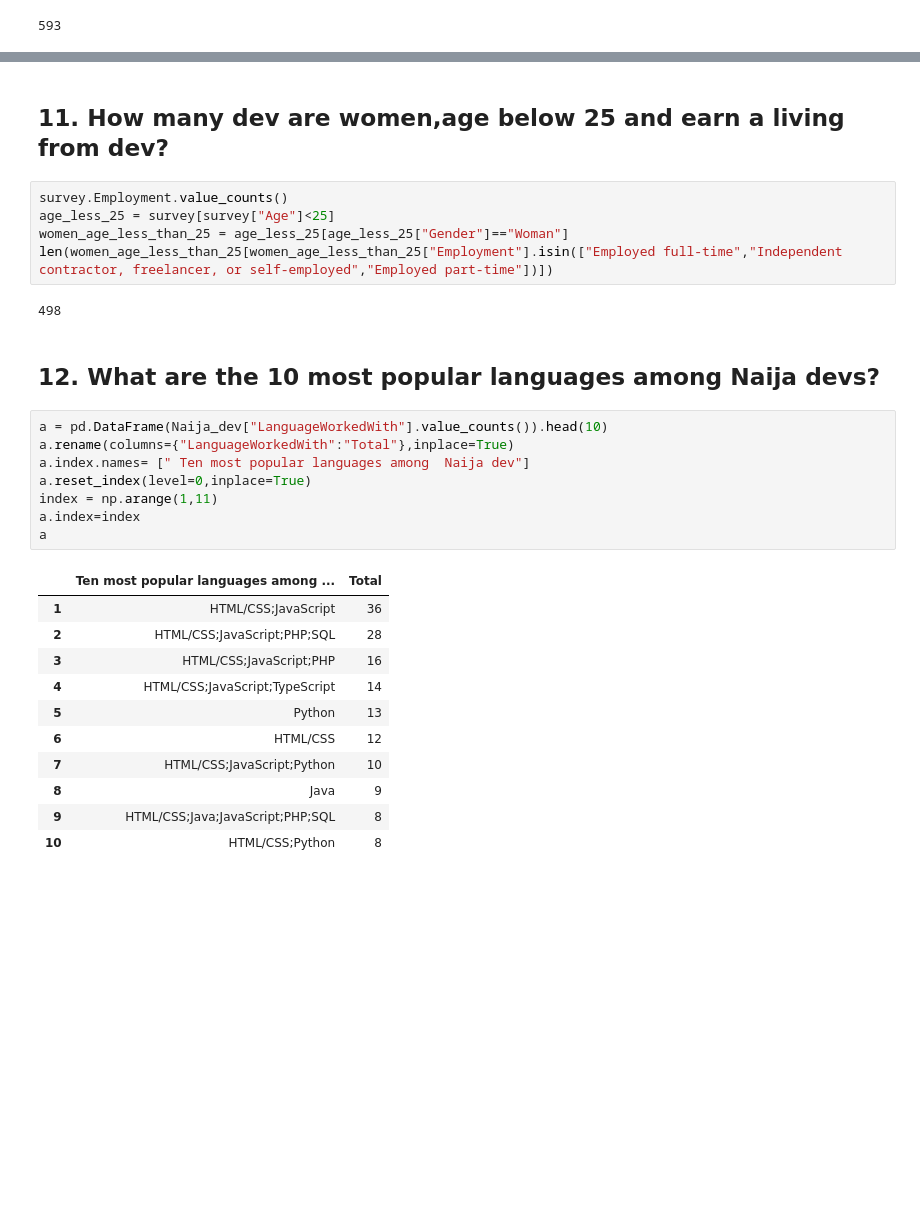
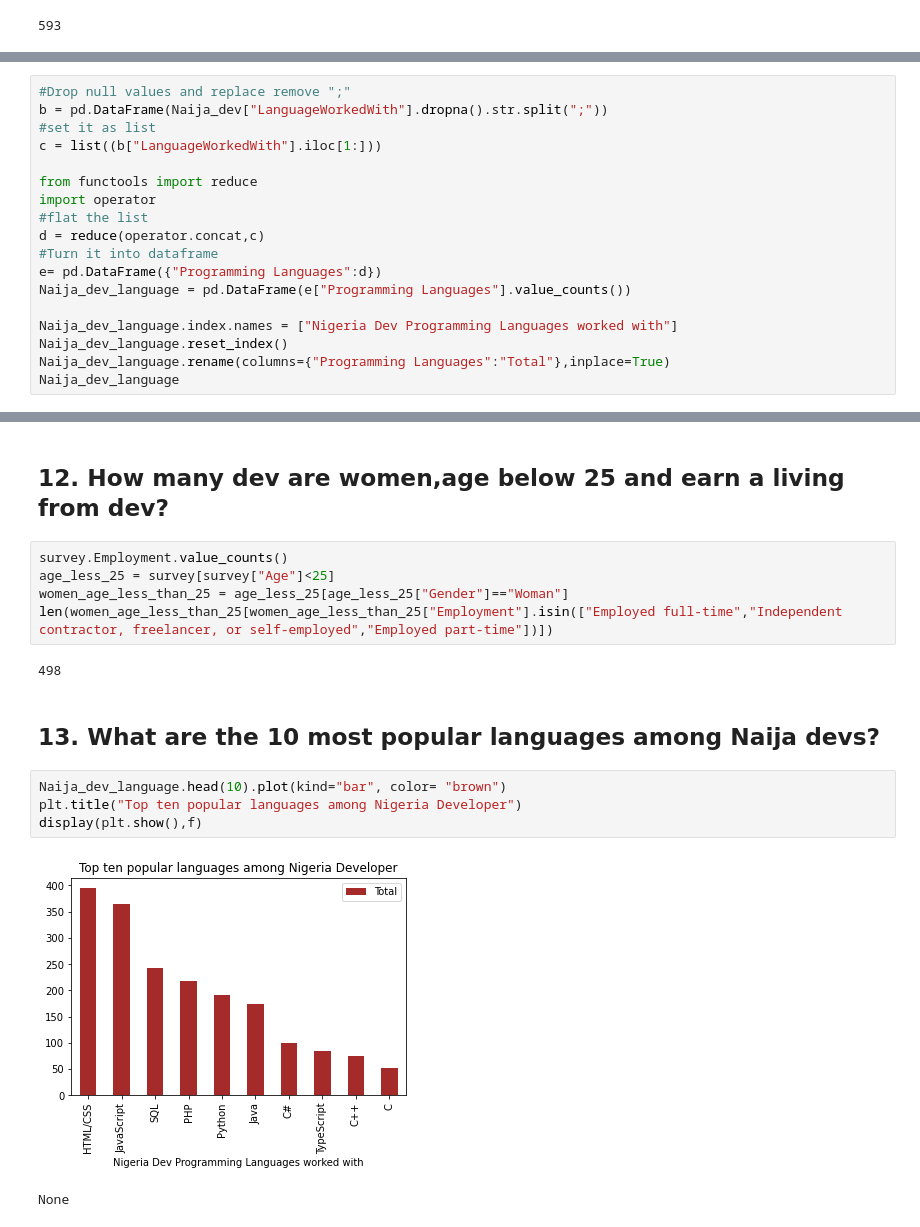
Before and after one commit to Ademola101/Data-visualization-, a Jupyter notebook: survey.ipynb, the cells around one changed output, grey strips where cells are left out. Drawn from its saved outputs; the diff is of its cells as text; blank space fills up the shorter version.

```diff
--- a/survey.ipynb
+++ b/survey.ipynb
@@ -118,0 +111,18 @@ Naija_dev_language
+# %%
+#Drop null values and replace remove ";"
+b = pd.DataFrame(Naija_dev["LanguageWorkedWith"].dropna().str.split(";"))
+#set it as list
+c = list((b["LanguageWorkedWith"].iloc[1:]))
+
+from functools import reduce
+import operator
+#flat the list
+d = reduce(operator.concat,c)
+#Turn it into dataframe
+e= pd.DataFrame({"Programming Languages":d})
+Naija_dev_language = pd.DataFrame(e["Programming Languages"].value_counts())
+
+Naija_dev_language.index.names = ["Nigeria Dev Programming Languages worked with"]
+Naija_dev_language.reset_index()
+Naija_dev_language.rename(columns={"Programming Languages":"Total"},inplace=True)
+Naija_dev_language
@@ -131,5 +167,5 @@ round(Naija_dev[pd.to_numeric(Naija_dev.YearsCodePro,errors="coerce").notnull()]
 # %% [markdown]
-## 11. How many dev are women,age below 25 and earn a living from dev?
+## 12. How many dev are women,age below 25 and earn a living from dev?
 # %%
 survey.Employment.value_counts()
 age_less_25 = survey[survey["Age"]<25]
@@ -138,24 +174,11 @@ len(women_age_less_than_25[women_age_less_than_25["Employment"].isin(["Employed
 # %% [output]
 498
 # %% [markdown]
-## 12. What are the 10 most popular languages among Naija devs?
+## 13. What are the 10 most popular languages among Naija devs?
-# %%
-a = pd.DataFrame(Naija_dev["LanguageWorkedWith"].value_counts()).head(10)
-a.rename(columns={"LanguageWorkedWith":"Total"},inplace=True)
-a.index.names= [" Ten most popular languages among  Naija dev"]
-a.reset_index(level=0,inplace=True)
-index = np.arange(1,11)
-a.index=index
-a
-# %% [output]
-|  | Ten most popular languages among ... | Total |
-| 1 | HTML/CSS;JavaScript | 36 |
-| 2 | HTML/CSS;JavaScript;PHP;SQL | 28 |
-| 3 | HTML/CSS;JavaScript;PHP | 16 |
-| 4 | HTML/CSS;JavaScript;TypeScript | 14 |
-| 5 | Python | 13 |
-| 6 | HTML/CSS | 12 |
-| 7 | HTML/CSS;JavaScript;Python | 10 |
-| 8 | Java | 9 |
-| 9 | HTML/CSS;Java;JavaScript;PHP;SQL | 8 |
-| 10 | HTML/CSS;Python | 8 |
+# %%
+Naija_dev_language.head(10).plot(kind="bar", color= "brown")
+plt.title("Top ten popular languages among Nigeria Developer")
+display(plt.show(),f)
+# %% [output]
+[figure, added]
+None
```
Also changed, not shown: parts of 23 cells of this notebook.
